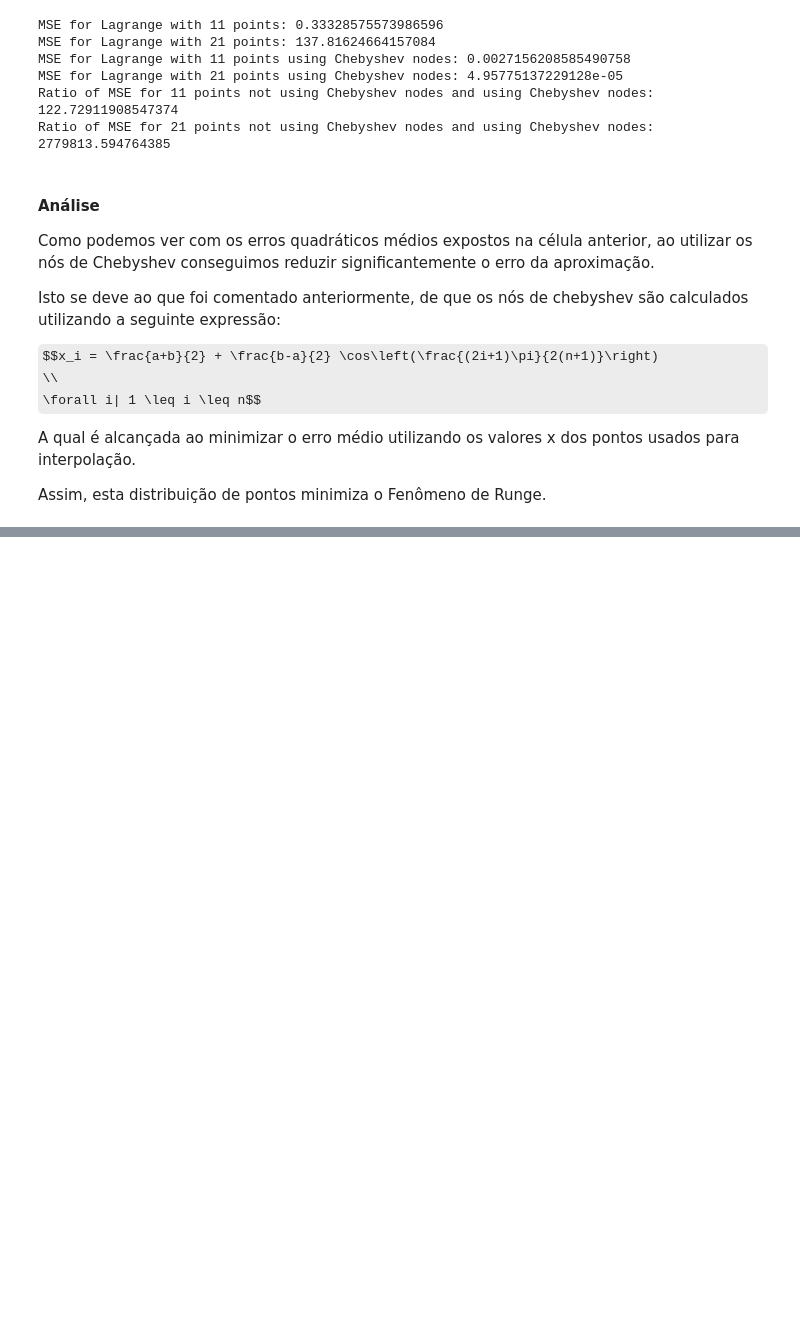
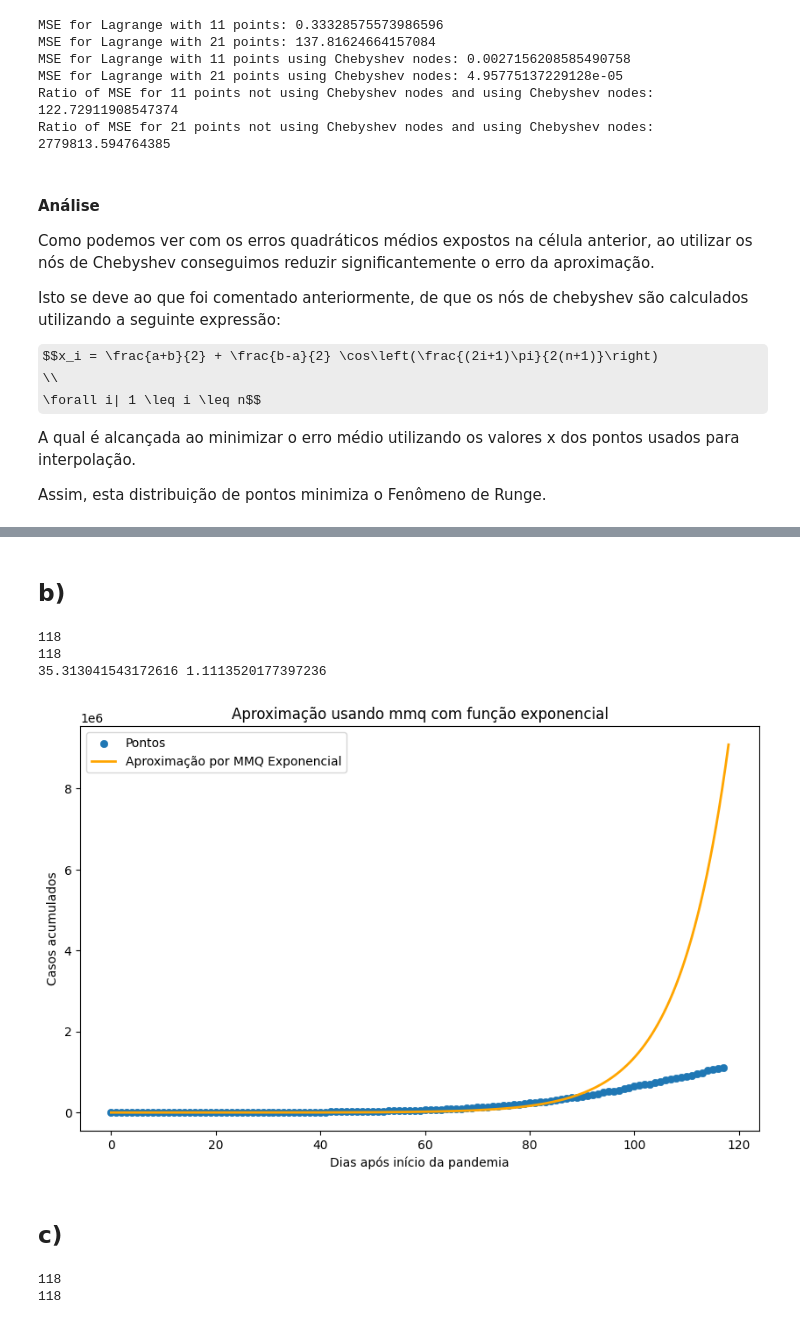
Before and after one commit to clr-cera/CalcNum, a Jupyter notebook: projeto_final.ipynb, the cells around one changed output, grey strips where cells are left out. Cells and saved outputs as stored; diff of their text form; code cells hidden in the pictures; some formulas as TeX source; blank space fills up the shorter version.

```diff
--- a/projeto_final.ipynb
+++ b/projeto_final.ipynb
@@ -500,0 +518,54 @@ Assim, esta distribuição de pontos minimiza o Fenômeno de Runge.
+# %% [markdown]
+## b)
+# %%
+xs = np.linspace(0, 118, num=201, endpoint=True)
+# %%
+yiorig = np.loadtxt('casosacumuladosbrasilatuaizado.txt')
+xiorig = np.arange(len(yiorig))
+# %%
+def get_exponential(days=118):
+    if days > 0:
+        yi = np.loadtxt('casosacumuladosbrasilatuaizado.txt')[:days]
+        xi = np.arange(days)
+    else:
+        yi = np.loadtxt('casosacumuladosbrasilatuaizado.txt')[days:]
+        xi = np.arange(118 + days, 118)
+    print(len(yi))
+    print(len(xi))
+
+    yiln = np.log(yi)
+
+    alphas = mmqQR(xi, yiln, 2)
+
+    a = np.exp(alphas[1])
+    b = np.exp(alphas[0])
+    print(a, b)
+
+    f = lambda x: a * b**x
+    ymmqexp = [f(x) for x in xs]
+
+    yeorig = [f(x) for x in xiorig]
+    errore = yeorig - yiorig
+    squared_errors = np.square(errore)
+    mseexp = np.mean(squared_errors)
+
+    return ymmqexp, mseexp
+# %%
+ymmqexp, mseexp = get_exponential()
+# %% [output]
+118
+118
+35.313041543172616 1.1113520177397236
+# %%
+plt.figure(figsize=(10,6),facecolor='white')
+plt.title(f'Aproximação usando mmq com função exponencial')
+plt.xlabel('Dias após início da pandemia')
+plt.ylabel('Casos acumulados')
+plt.scatter(xiorig,yiorig,label = 'Pontos',linewidth = 0.5)
+plt.plot(xs,ymmqexp,label = 'Aproximação por MMQ Exponencial',linewidth = 2, color='orange')
+plt.legend()
+plt.show()
+# %% [output]
+[figure, added]
+# %% [markdown]
+## c)
@@ -500,0 +610,5 @@ Assim, esta distribuição de pontos minimiza o Fenômeno de Runge.
+# %%
+y4, y5, y6, mse_4, mse_5, mse_6 = get_polynomials()
+# %% [output]
+118
+118
```
Also changed, not shown: parts of 18 cells of this notebook, 1 other file.
